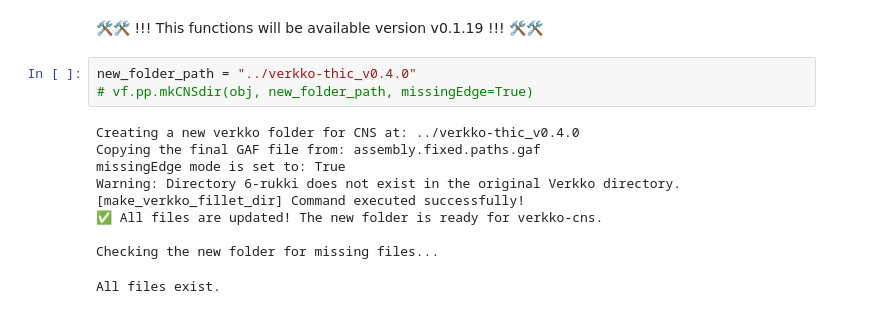
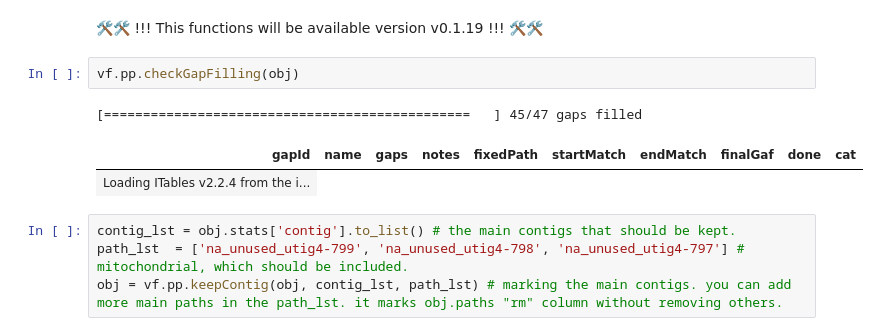
Before and after one commit to jjuhyunkim/verkko-fillet, a Jupyter notebook: docs/tutorials/basics/verkkoQC.ipynb, the cells around one changed output. Cells and saved outputs as stored; diff of their text form.

```diff
--- a/docs/tutorials/basics/verkkoQC.ipynb
+++ b/docs/tutorials/basics/verkkoQC.ipynb
@@ -882,16 +882,13 @@ obj = vf.pp.load_Verkko(fileName)
 To run the Verkko consensus steps using the manual gap-filling path file, the first step is to generate the directory structure required for Verkko to start from the consensus step. The `vf.pp.mkCNSdir` function helps create this structure in the specified location by copying or creating symbolic links from the Verkko output directory. In this tutorial, we insert a new edge between `["utig4-2329","utig4-2651"]` to fill the graph, so we are going to turn the `missingEdge` mode on.
 # %% [markdown]
 🛠️🛠️ !!! This functions will be available version v0.1.19 !!! 🛠️🛠️
-# %%
-new_folder_path = "../verkko-thic_v0.4.0"
-# vf.pp.mkCNSdir(obj, new_folder_path, missingEdge=True)
-# %% [output]
-Creating a new verkko folder for CNS at: ../verkko-thic_v0.4.0
-Copying the final GAF file from: assembly.fixed.paths.gaf
-missingEdge mode is set to: True
-Warning: Directory 6-rukki does not exist in the original Verkko directory.
-[make_verkko_fillet_dir] Command executed successfully!
-✅ All files are updated! The new folder is ready for verkko-cns.
-
-Checking the new folder for missing files...
-All files exist.
+# %%
+vf.pp.checkGapFilling(obj)
+# %% [output]
+[===============================================   ] 45/47 gaps filled
+| gapId | name | gaps | notes | fixedPath | startMatch | endMatch | finalGaf | done | cat |
+| Loading ITables v2.2.4 from the i... |
+# %%
+contig_lst = obj.stats['contig'].to_list() # the main contigs that should be kept.
+path_lst  = ['na_unused_utig4-799', 'na_unused_utig4-798', 'na_unused_utig4-797'] # mitochondrial, which should be included.
+obj = vf.pp.keepContig(obj, contig_lst, path_lst) # marking the main contigs. you can add more main paths in the path_lst. it marks obj.paths "rm" column without removing others.
```
Also changed, not shown: parts of 6 cells of this notebook.
